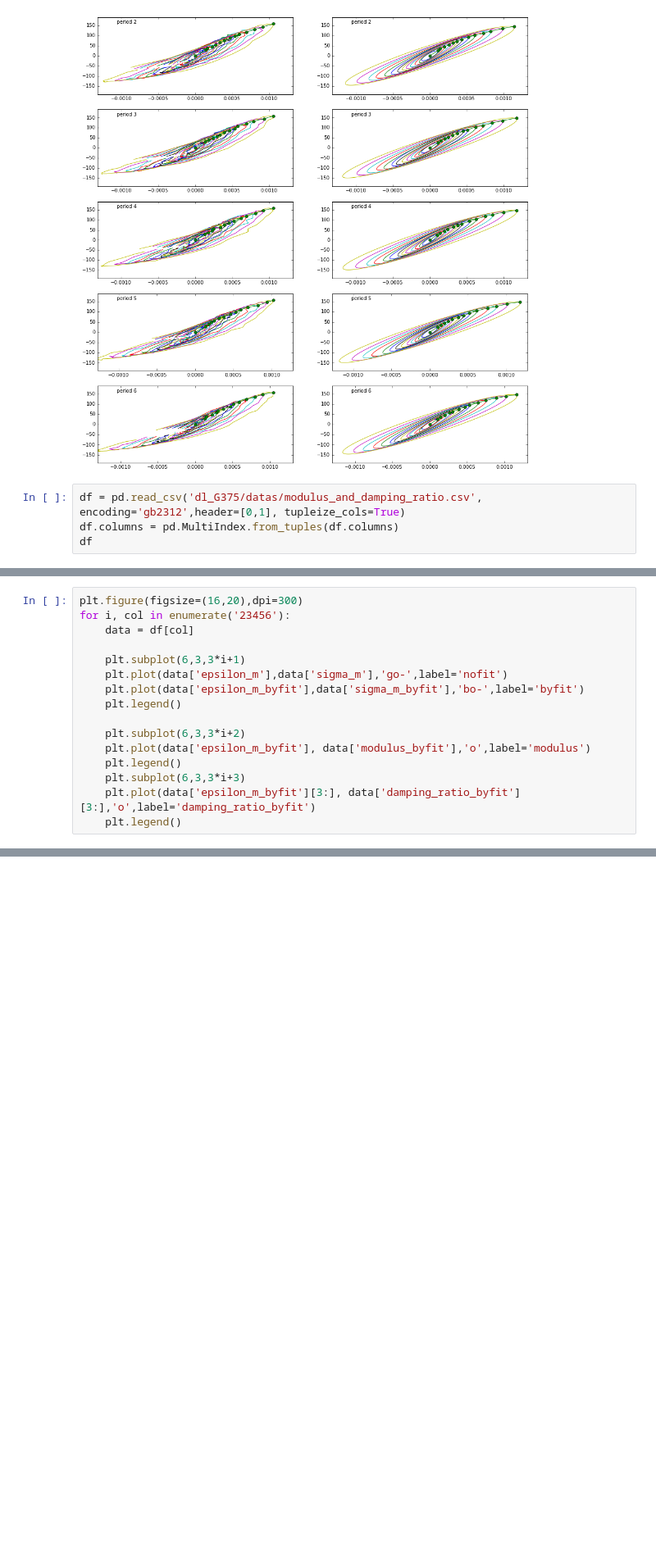
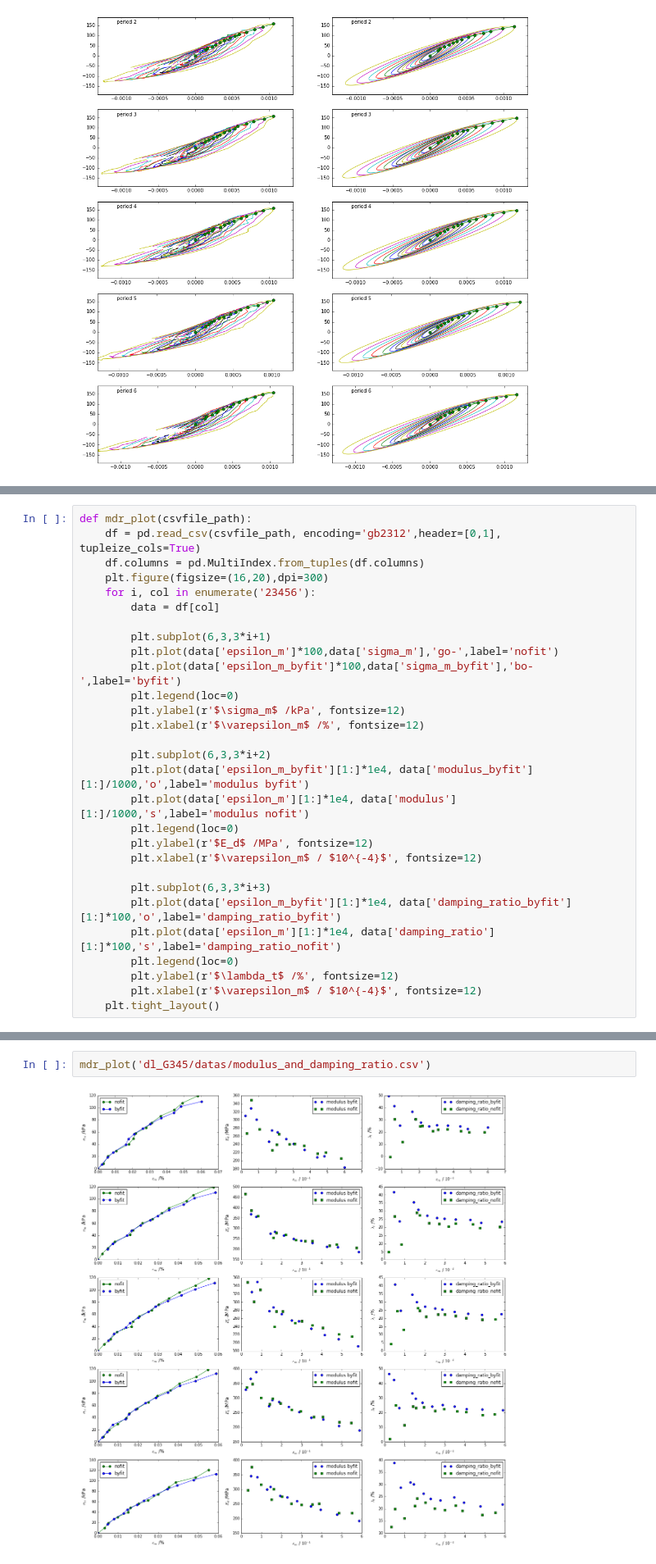
Before and after one commit to FryeT/dongli, a Jupyter notebook: modulus&damping_ratio.ipynb, the cells around one changed output, grey strips where cells are left out. Shown at 82% size. Cells and saved outputs as stored; diff of their text form; blank space fills up the shorter version.

```diff
--- a/modulus&damping_ratio.ipynb
+++ b/modulus&damping_ratio.ipynb
@@ -103,7 +84,3 @@ mdr_gen(g375files)
 mdr_gen(g375_1_files)
 # %% [output]
 [figure]
-# %%
-df = pd.read_csv('dl_G375/datas/modulus_and_damping_ratio.csv', encoding='gb2312',header=[0,1], tupleize_cols=True)
-df.columns = pd.MultiIndex.from_tuples(df.columns)
-df
@@ -130,16 +87,29 @@ df
 # %%
-plt.figure(figsize=(16,20),dpi=300)
-for i, col in enumerate('23456'):
-    data = df[col]
+def mdr_plot(csvfile_path):
+    df = pd.read_csv(csvfile_path, encoding='gb2312',header=[0,1], tupleize_cols=True)
+    df.columns = pd.MultiIndex.from_tuples(df.columns)
+    plt.figure(figsize=(16,20),dpi=300)
+    for i, col in enumerate('23456'):
+        data = df[col]
 
-    plt.subplot(6,3,3*i+1)
-    plt.plot(data['epsilon_m'],data['sigma_m'],'go-',label='nofit')
-    plt.plot(data['epsilon_m_byfit'],data['sigma_m_byfit'],'bo-',label='byfit')
-    plt.legend()
+        plt.subplot(6,3,3*i+1)
+        plt.plot(data['epsilon_m']*100,data['sigma_m'],'go-',label='nofit')
+        plt.plot(data['epsilon_m_byfit']*100,data['sigma_m_byfit'],'bo-',label='byfit')
+        plt.legend(loc=0)
+        plt.ylabel(r'$\sigma_m$ /kPa', fontsize=12)
+        plt.xlabel(r'$\varepsilon_m$ /%', fontsize=12)
 
-    plt.subplot(6,3,3*i+2)
-    plt.plot(data['epsilon_m_byfit'], data['modulus_byfit'],'o',label='modulus')
-    plt.legend()
-    plt.subplot(6,3,3*i+3)
-    plt.plot(data['epsilon_m_byfit'][3:], data['damping_ratio_byfit'][3:],'o',label='damping_ratio_byfit')
-    plt.legend()
+        plt.subplot(6,3,3*i+2)
+        plt.plot(data['epsilon_m_byfit'][1:]*1e4, data['modulus_byfit'][1:]/1000,'o',label='modulus byfit')
+        plt.plot(data['epsilon_m'][1:]*1e4, data['modulus'][1:]/1000,'s',label='modulus nofit')
+        plt.legend(loc=0)
+        plt.ylabel(r'$E_d$ /MPa', fontsize=12)
+        plt.xlabel(r'$\varepsilon_m$ / $10^{-4}$', fontsize=12)
+
+        plt.subplot(6,3,3*i+3)
+        plt.plot(data['epsilon_m_byfit'][1:]*1e4, data['damping_ratio_byfit'][1:]*100,'o',label='damping_ratio_byfit')
+        plt.plot(data['epsilon_m'][1:]*1e4, data['damping_ratio'][1:]*100,'s',label='damping_ratio_nofit')
+        plt.legend(loc=0)
+        plt.ylabel(r'$\lambda_t$ /%', fontsize=12)
+        plt.xlabel(r'$\varepsilon_m$ / $10^{-4}$', fontsize=12)
+    plt.tight_layout()
@@ -147,0 +116,4 @@ for i, col in enumerate('23456'):
+# %%
+mdr_plot('dl_G345/datas/modulus_and_damping_ratio.csv')
+# %% [output]
+[figure, added]
```
Also changed, not shown: parts of 5 cells of this notebook, 33 other files.
